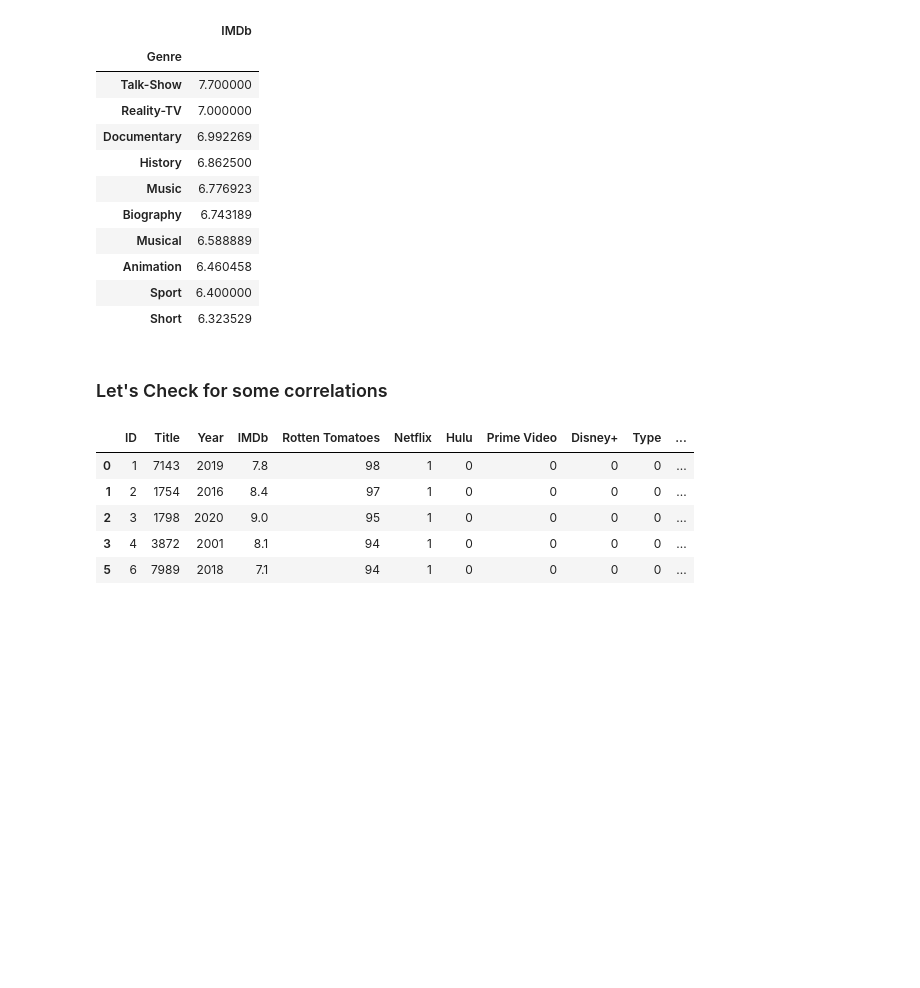
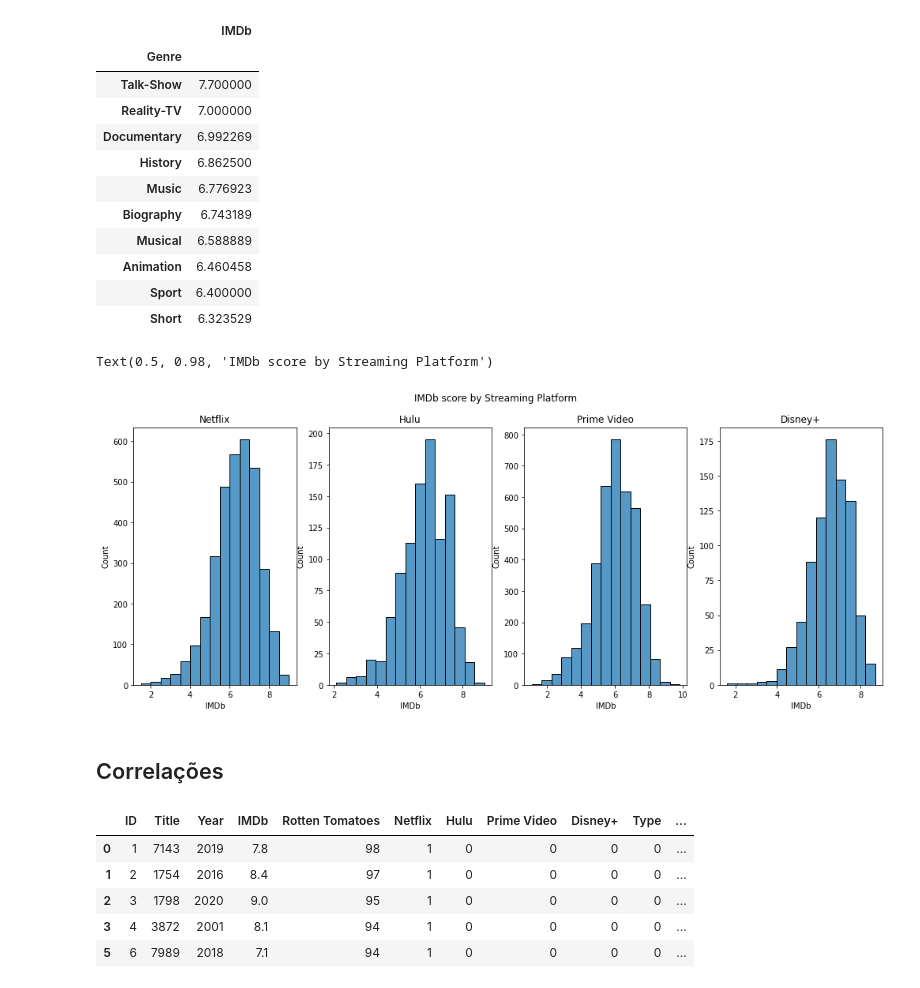
Before and after one commit to guilhermeabst/netflix_analysis, a Jupyter notebook: Netflix.ipynb, the cells around one changed output. Cells and saved outputs as stored; diff of their text form; code cells hidden in the pictures; blank space fills up the shorter version.

```diff
--- a/Netflix.ipynb
+++ b/Netflix.ipynb
@@ -257,8 +301,29 @@ genres_imdb.head(10)
 | Animation | 6.460458 |
 | Sport | 6.400000 |
 | Short | 6.323529 |
-# %% [markdown]
-### Let's Check for some correlations
+# %%
+nf = df_country[df_country["Netflix"] == 1]
+h = df_country[df_country["Hulu"] == 1]
+pv = df_country[df_country["Prime Video"] == 1]
+d = df_country[df_country["Disney+"] == 1]
+
+fig, axs = plt.subplots(ncols=4, figsize=(17,6))
+sns.histplot(x= "IMDb", data = nf, ax=axs[0], bins= 15)
+sns.histplot(x= "IMDb", data = h, ax=axs[1], bins = 15)
+sns.histplot(x= "IMDb", data = pv, ax=axs[2], bins = 15)
+sns.histplot(x= "IMDb", data = d, ax=axs[3], bins = 15)
+
+axs[0].set_title("Netflix")
+axs[1].set_title("Hulu")
+axs[2].set_title("Prime Video")
+axs[3].set_title("Disney+")
+
+fig.suptitle("IMDb score by Streaming Platform")
+# %% [output]
+Text(0.5, 0.98, 'IMDb score by Streaming Platform')
+[figure, added]
+# %% [markdown]
+## Correlações
 # %%
 df_corr = df_country.copy()
 
```
Also changed, not shown: parts of 29 cells of this notebook.
